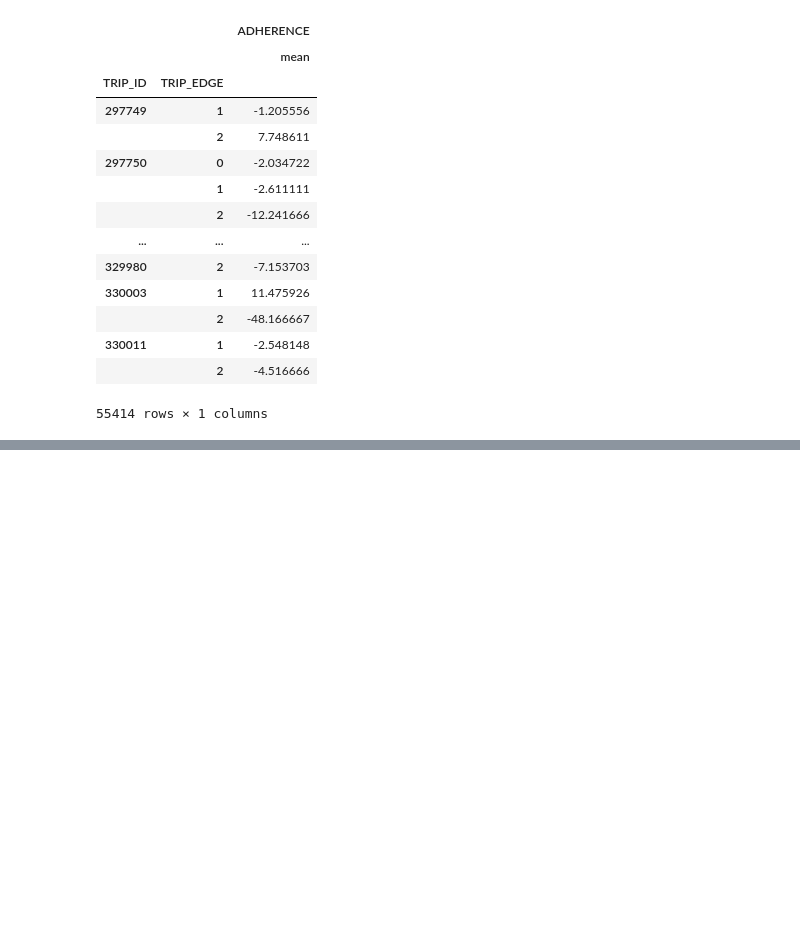
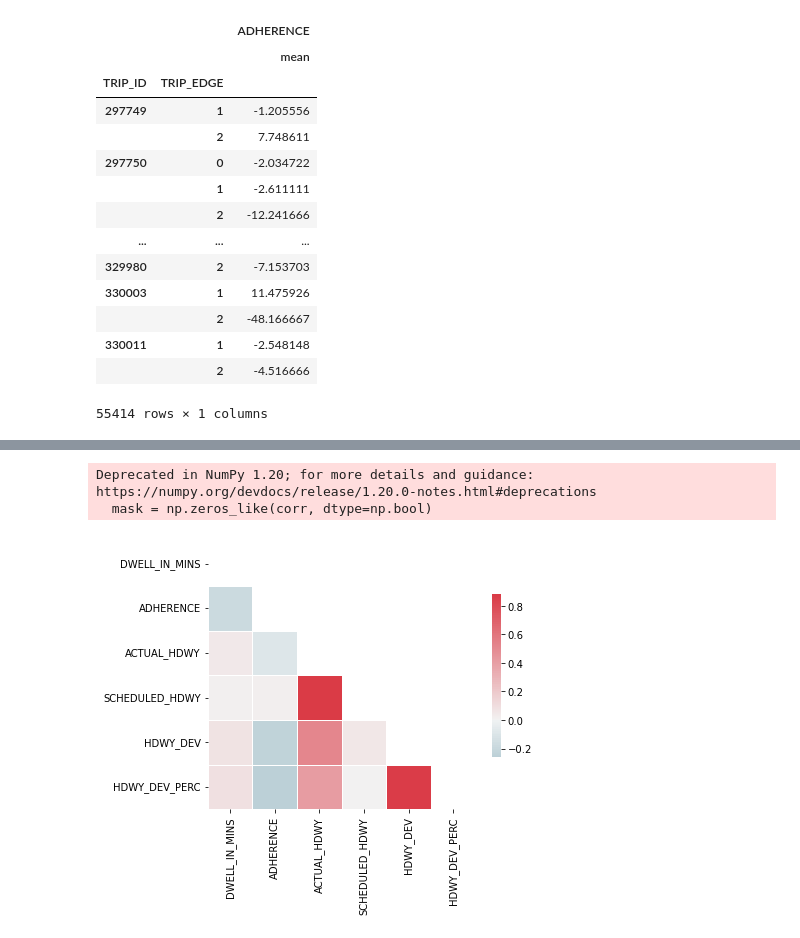
Before and after one commit to NSS-Data-Analytics-Cohort-7/wego-python-bit-my_finger, a Jupyter notebook: notebook/wego_preston_notebook.ipynb, the cells around one changed output, grey strips where cells are left out. Drawn from its saved outputs; the diff is of its cells as text; code cells hidden in the pictures; blank space fills up the shorter version.

```diff
--- a/notebook/wego_preston_notebook.ipynb
+++ b/notebook/wego_preston_notebook.ipynb
@@ -574,0 +660,2 @@ Name: DATE, Length: 366, dtype: int64
+# %%
+wego_tidy = wego_tidy[wego_tidy.columns[[0,1,2,3,6,4,7,8,9,10,11,12,13,14,15,16,17,18,5,19,21,23,20,24,25,22,26]]]
@@ -574,0 +692,3 @@ Name: DATE, Length: 366, dtype: int64
+# %%
+wego_layover = wego_tidy[wego_tidy.columns[[13,21,17,22,23,24,25]]]
+wego_layover
@@ -574,0 +709,3 @@ Name: DATE, Length: 366, dtype: int64
+# %%
+wego_layover_stop1 = wego_layover.loc[(wego_layover['TRIP_EDGE'] == 1)]
+wego_layover_stop1
@@ -574,0 +726,3 @@ Name: DATE, Length: 366, dtype: int64
+# %%
+wego_layover_stop1_drop = wego_layover_stop1.drop(columns=['TRIP_EDGE'])
+wego_layover_stop1_drop.corr()
@@ -574,0 +737,16 @@ Name: DATE, Length: 366, dtype: int64
+# %%
+plt.figure(figsize=(6, 6))
+
+corr = wego_layover_stop1_drop.corr()
+
+cmap = sns.diverging_palette(220, 10, as_cmap=True)
+
+mask = np.zeros_like(corr, dtype=np.bool)
+mask[np.triu_indices_from(mask)] = True
+
+sns.heatmap(corr, cmap=cmap, mask = mask, center=0,
+            square=True, linewidths=.5, cbar_kws={"shrink": .5});
+# %% [output]
+Deprecated in NumPy 1.20; for more details and guidance: https://numpy.org/devdocs/release/1.20.0-notes.html#deprecations
+  mask = np.zeros_like(corr, dtype=np.bool)
+[figure, added]
```
Also changed, not shown: parts of 43 cells of this notebook.
